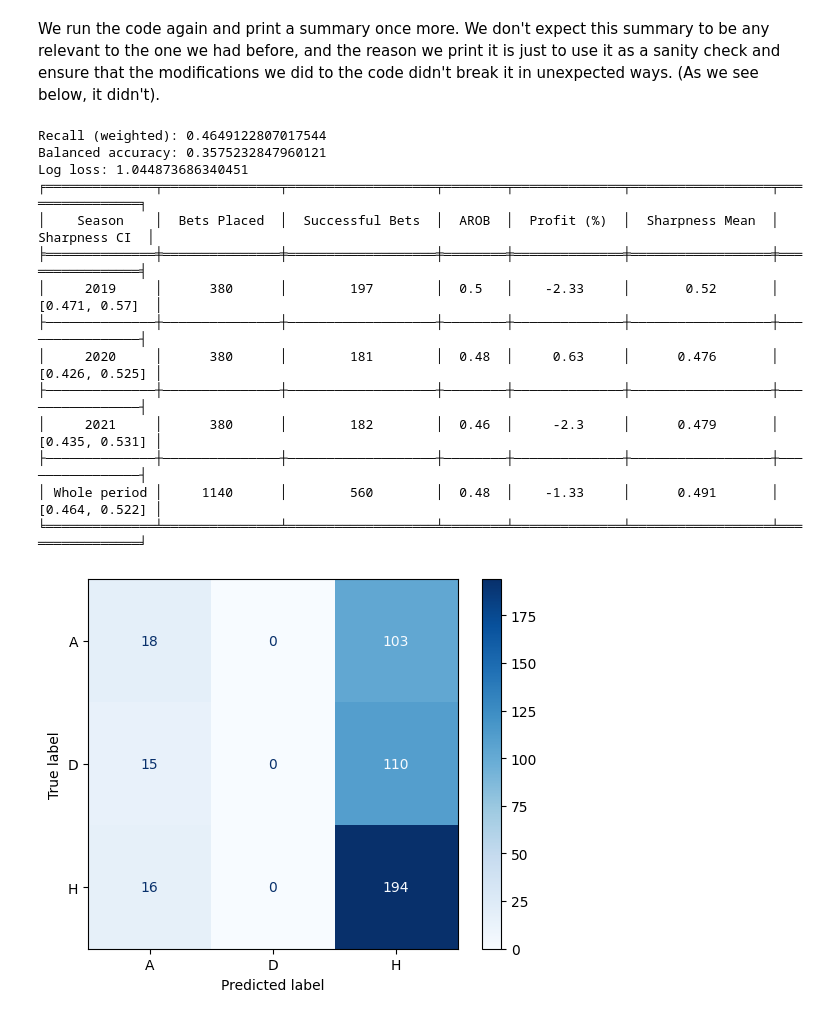
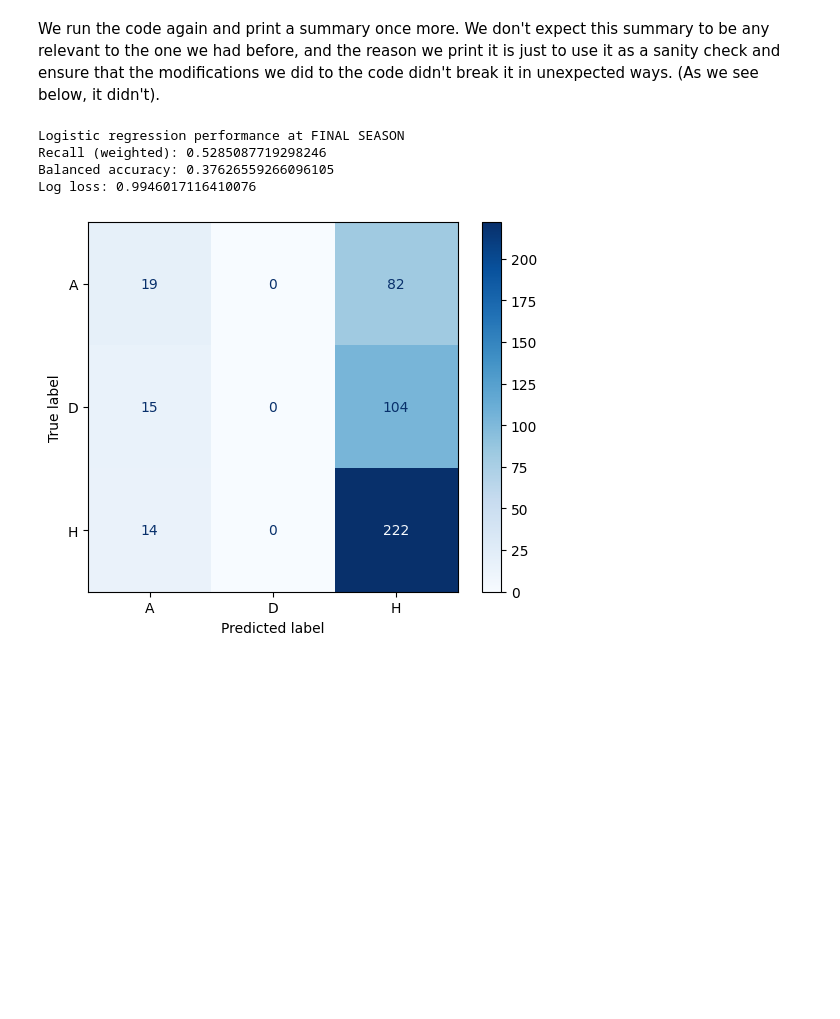
Before and after one commit to FelipeBandeira/capstone, a Jupyter notebook: 5. Elo implementation.ipynb, the cells around one changed output. Cells and saved outputs as stored; diff of their text form; code cells hidden in the pictures; blank space fills up the shorter version.

```diff
--- a/5. Elo implementation.ipynb
+++ b/5. Elo implementation.ipynb
@@ -872,26 +864,14 @@ We run the code again and print a summary once more. We don't expect this summar
 # %%
 calibration_seasons = [2012, 2013, 2014]
 logit_seasons = [2015, 2016, 2017, 2018]
 quantile_seasons = [2019, 2020, 2021]
 
 ratings_dict = run_elo_calibration(df, calibration_seasons)
-ratings_dict, logit_df = run_logit_calibration(df, logit_seasons, ratings_dict, c=10, d=400, omega=100, k0=10)
-bets_placed, returns_on_bets, successful_bets, final_balances, logit_df = run_elo_bets_verification(df, logit_df, quantile_seasons, ratings_dict, c=10, d=400, omega=100, k0=10, report = False, value_bet = False)
-
-summarize_results(quantile_seasons, bets_placed, returns_on_bets, successful_bets, final_balances)
+ratings_dict, logit_df = run_logit_calibration(df, logit_seasons, ratings_dict)
+_, _, logit_df = run_elo_bets_verification(df, logit_df, quantile_seasons, ratings_dict, plot_title = 'Elo system: temporary', report_outcomes = False)
 # %% [output]
-Recall (weighted): 0.4649122807017544
-Balanced accuracy: 0.3575232847960121
-Log loss: 1.044873686340451
-╒══════════════╤═══════════════╤═══════════════════╤════════╤══════════════╤══════════════════╤════════════════╕
-│    Season    │  Bets Placed  │  Successful Bets  │  AROB  │  Profit (%)  │  Sharpness Mean  │  Sharpness CI  │
-╞══════════════╪═══════════════╪═══════════════════╪════════╪══════════════╪══════════════════╪════════════════╡
-│     2019     │      380      │        197        │  0.5   │    -2.33     │       0.52       │ [0.471, 0.57]  │
-├──────────────┼───────────────┼───────────────────┼────────┼──────────────┼──────────────────┼────────────────┤
-│     2020     │      380      │        181        │  0.48  │     0.63     │      0.476       │ [0.426, 0.525] │
-├──────────────┼───────────────┼───────────────────┼────────┼──────────────┼──────────────────┼────────────────┤
-│     2021     │      380      │        182        │  0.46  │     -2.3     │      0.479       │ [0.435, 0.531] │
-├──────────────┼───────────────┼───────────────────┼────────┼──────────────┼──────────────────┼────────────────┤
-│ Whole period │     1140      │        560        │  0.48  │    -1.33     │      0.491       │ [0.464, 0.522] │
-╘══════════════╧═══════════════╧═══════════════════╧════════╧══════════════╧══════════════════╧════════════════╛
+Logistic regression performance at FINAL SEASON
+Recall (weighted): 0.5285087719298246
+Balanced accuracy: 0.37626559266096105
+Log loss: 0.9946017116410076
-[figure, old version]
+[figure, new version]
```
Also changed, not shown: parts of 15 cells of this notebook.
